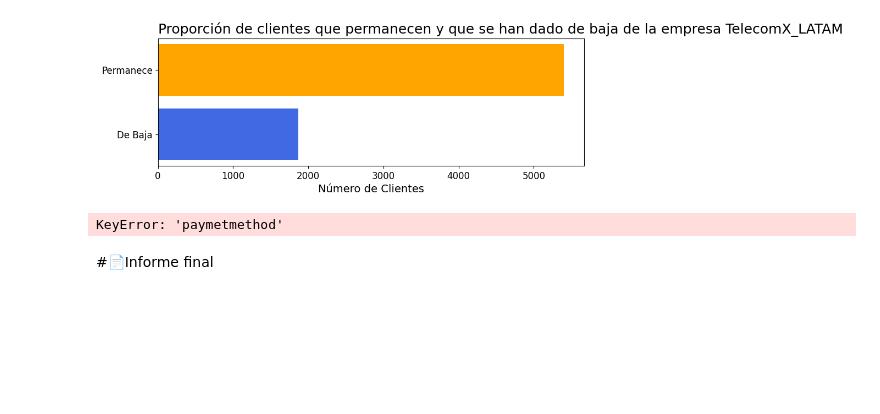
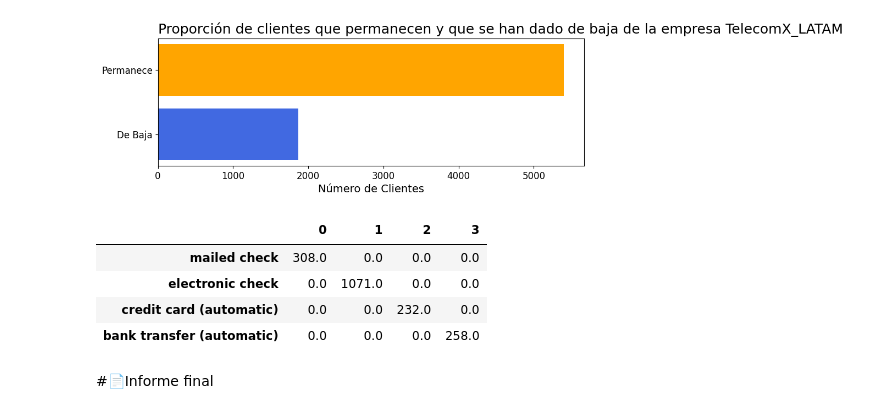
Before and after one commit to patricioterraza/TelecomX_LATAM, a Jupyter notebook: telecomx_latam.ipynb, the cells around one changed output. Saved outputs shown, nothing was run; the diff lists cells and outputs as text; code cells hidden in the pictures; blank space fills up the shorter version.

```diff
--- a/telecomx_latam.ipynb
+++ b/telecomx_latam.ipynb
@@ -395,17 +395,32 @@ plt.show()
 # %%
 #Distribución de la evasión: Selección por variables categóricas
 
 #Género
 cantidad_evasion_masculina = df_churn_yes[df_churn_yes['gender'] == 'male']['gender'].count()
 cantidad_evasion_femenina = df_churn_yes[df_churn_yes['gender'] == 'female']['gender'].count()
 
 #Tipo de Contrato (Contract: ['One year' 'Month-to-month' 'Two year'])
 cantidad_evasion_contrato_oneyear =  df_churn_yes[df_churn_yes['contract'] == 'one year']['contract'].count()
 cantidad_evasion_contrato_month_to_month = df_churn_yes[df_churn_yes['contract'] == 'month-to-month']['contract'].count()
 cantidad_evasion_contrato_two_year = df_churn_yes[df_churn_yes['contract'] == 'two year']['contract'].count()
 
 #Medio de pago (PaymentMethod: ['Mailed check' 'Electronic check' 'Credit card (automatic)' 'Bank transfer (automatic)'])
+evasion_medios_pago = []
+for value in pd.unique(df['paymentmethod']):
+  cantidad = df_churn_yes[df_churn_yes['paymentmethod'] == value]['paymentmethod'].count()
+  evasion_medios_pago.append({value:cantidad})
+
+df_evasion_medios_pago = pd.DataFrame(evasion_medios_pago)
+df_evasion_medios_pago = df_evasion_medios_pago.fillna(0)
+df_evasion_medios_pago
+
+df_transpuesto = df_evasion_medios_pago.T
+df_transpuesto
 # %% [output]
-KeyError: 'paymetmethod'
+|  | 0 | 1 | 2 | 3 |
+| mailed check | 308.0 | 0.0 | 0.0 | 0.0 |
+| electronic check | 0.0 | 1071.0 | 0.0 | 0.0 |
+| credit card (automatic) | 0.0 | 0.0 | 232.0 | 0.0 |
+| bank transfer (automatic) | 0.0 | 0.0 | 0.0 | 258.0 |
 # %% [markdown]
 #📄Informe final
```
